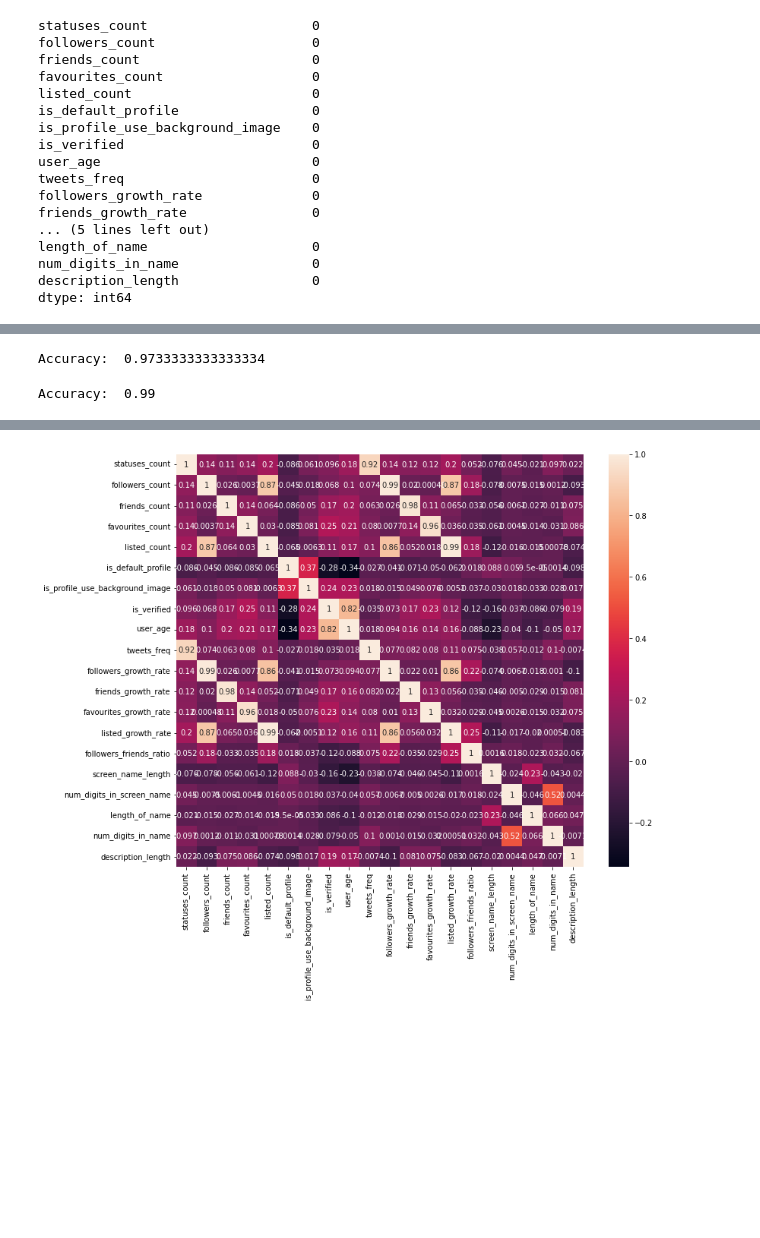
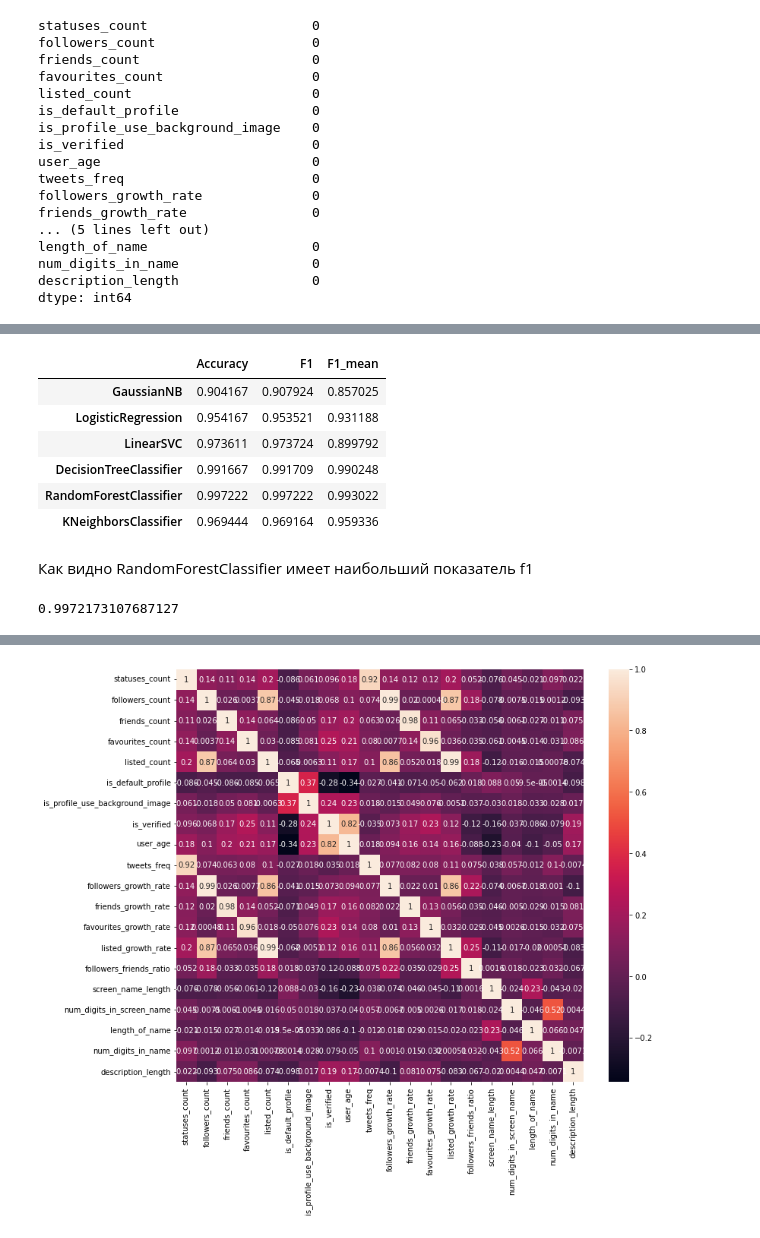
Before and after one commit to itsecd/ml-for-sec-lab1, a Jupyter notebook: Lab_1_1.ipynb, the cells around one changed output, grey strips where cells are left out. Cells and saved outputs as stored; diff of their text form; code cells hidden in the pictures; blank space fills up the shorter version.

```diff
--- a/Lab_1.ipynb
+++ b/Lab_1_1.ipynb
@@ -82,16 +70,49 @@ Accuracy:  0.7466666666666667
-# %%
-model2 = LinearSVC()
-model2.fit(Xtrain1, Ytrain1)
-y_pred2 = model1.predict(Xtest1)
-print("Accuracy: ",accuracy_score(Ytest1, y_pred2))
-# %% [output]
-Accuracy:  0.9733333333333334
-# %%
-# обучаем
-model3 = DecisionTreeClassifier()
-model3.fit(Xtrain1, Ytrain1)
-y_pred3 = model3.predict(Xtest1)
-print("Accuracy: ",accuracy_score(Ytest1, y_pred3))
-# %% [output]
-Accuracy:  0.99
+# %%
+def kv(model):
+    scores = cross_val_score(model, Xtest1, Ytest1, cv=7,scoring="f1_weighted")
+    mean_score = sum(scores) / len(scores)
+    return mean_score
+# %%
+#рассмотрим несколько моделей
+models = {}
+
+models['GaussianNB'] = GaussianNB()
+models['LogisticRegression'] = LogisticRegression()
+models['LinearSVC'] = LinearSVC()
+models['DecisionTreeClassifier'] = DecisionTreeClassifier()
+models['RandomForestClassifier'] = RandomForestClassifier()
+models['KNeighborsClassifier'] = KNeighborsClassifier()
+# %%
+acc, f1,f1_mean = {}, {}, {}
+for key in models.keys():
+
+    models[key].fit(Xtrain1, Ytrain1)
+    pred = models[key].predict(Xtest1)
+    acc[key] = accuracy_score(pred, Ytest1)
+    f1[key]=f1_score(Ytest1, pred, average="weighted")
+    f1_mean[key]=kv(models[key])
+# %%
+df_m = pd.DataFrame(index=models.keys(), columns=['Accuracy','F1','F1_mean'])
+df_m['Accuracy'] = acc.values()
+df_m['F1'] = f1.values()
+df_m['F1_mean'] = f1_mean.values()
+df_m
+# %% [output]
+|  | Accuracy | F1 | F1_mean |
+| GaussianNB | 0.904167 | 0.907924 | 0.857025 |
+| LogisticRegression | 0.954167 | 0.953521 | 0.931188 |
+| LinearSVC | 0.973611 | 0.973724 | 0.899792 |
+| DecisionTreeClassifier | 0.991667 | 0.991709 | 0.990248 |
+| RandomForestClassifier | 0.997222 | 0.997222 | 0.993022 |
+| KNeighborsClassifier | 0.969444 | 0.969164 | 0.959336 |
+# %% [markdown]
+Как видно RandomForestClassifier имеет наибольший показатель f1
+# %%
+model=RandomForestClassifier()
+model.fit(Xtrain1, Ytrain1)
+y_pred = model.predict(Xtest1)
+f1=f1_score(Ytest1, y_pred, average="weighted")
+f1
+# %% [output]
+0.9972173107687127
 # %%
```
Also changed, not shown: parts of 36 cells of this notebook, 5 other files.
